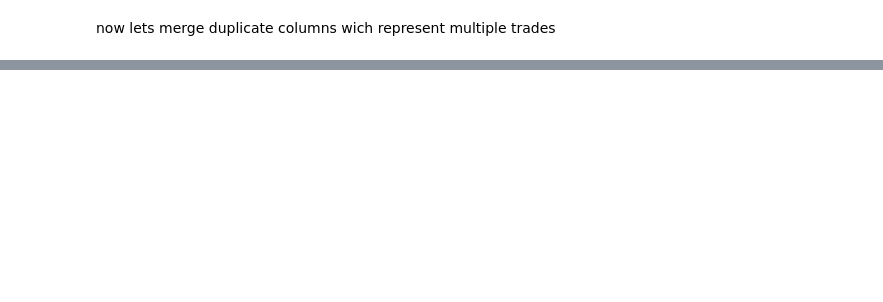
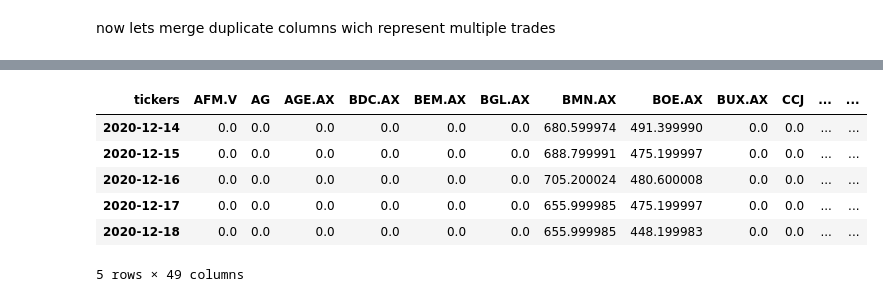
Before and after one commit to marrabld/portfolio_tracker, a Jupyter notebook: update_portfolio.ipynb, the cells around one changed output, grey strips where cells are left out. Cells and saved outputs as stored; diff of their text form; code cells hidden in the pictures; blank space fills up the shorter version.

```diff
--- a/update_portfolio.ipynb
+++ b/update_portfolio.ipynb
@@ -137,6 +222,15 @@ fig.show()
 # %%
-# d = trade_data.groupby(['type']).sum()
-# pylab.pie(d,  shadow = True, autopct='%1.1f%%', textprops={'color':"w"});
-# d
+tmp = portfolio.copy()
+# tmp.head()
+tmp.drop('Total', axis=1)
+tmp.head()
+# %% [output]
+| tickers | AFM.V | AG | AGE.AX | BDC.AX | BEM.AX | BGL.AX | BMN.AX | BOE.AX | BUX.AX | CCJ | ... | ... |
+| 2020-12-14 | 0.0 | 0.0 | 0.0 | 0.0 | 0.0 | 0.0 | 680.599974 | 491.399990 | 0.0 | 0.0 | ... | ... |
+| 2020-12-15 | 0.0 | 0.0 | 0.0 | 0.0 | 0.0 | 0.0 | 688.799991 | 475.199997 | 0.0 | 0.0 | ... | ... |
+| 2020-12-16 | 0.0 | 0.0 | 0.0 | 0.0 | 0.0 | 0.0 | 705.200024 | 480.600008 | 0.0 | 0.0 | ... | ... |
+| 2020-12-17 | 0.0 | 0.0 | 0.0 | 0.0 | 0.0 | 0.0 | 655.999985 | 475.199997 | 0.0 | 0.0 | ... | ... |
+| 2020-12-18 | 0.0 | 0.0 | 0.0 | 0.0 | 0.0 | 0.0 | 655.999985 | 448.199983 | 0.0 | 0.0 | ... | ... |
+5 rows × 49 columns
 # %%
 portfolio.count()[0]-1
```
Also changed, not shown: parts of 28 cells of this notebook.
